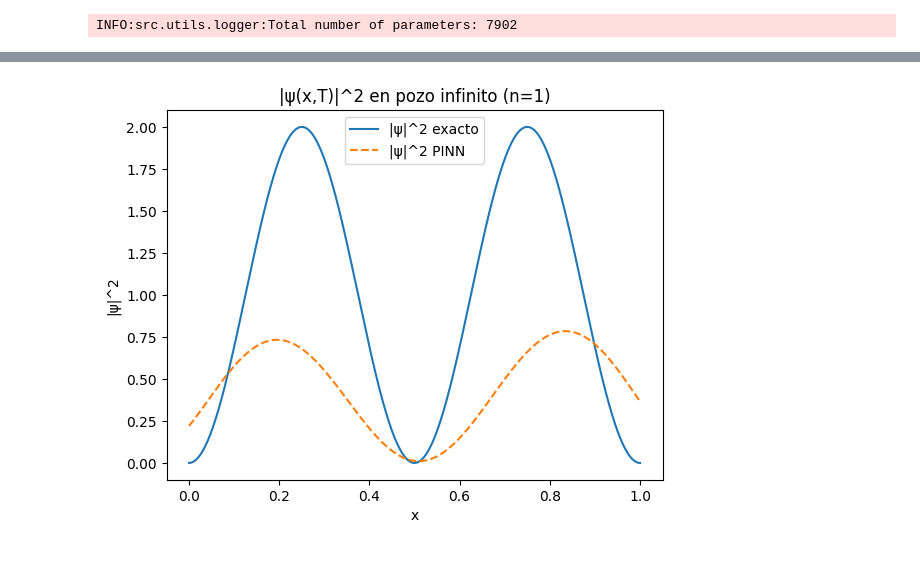
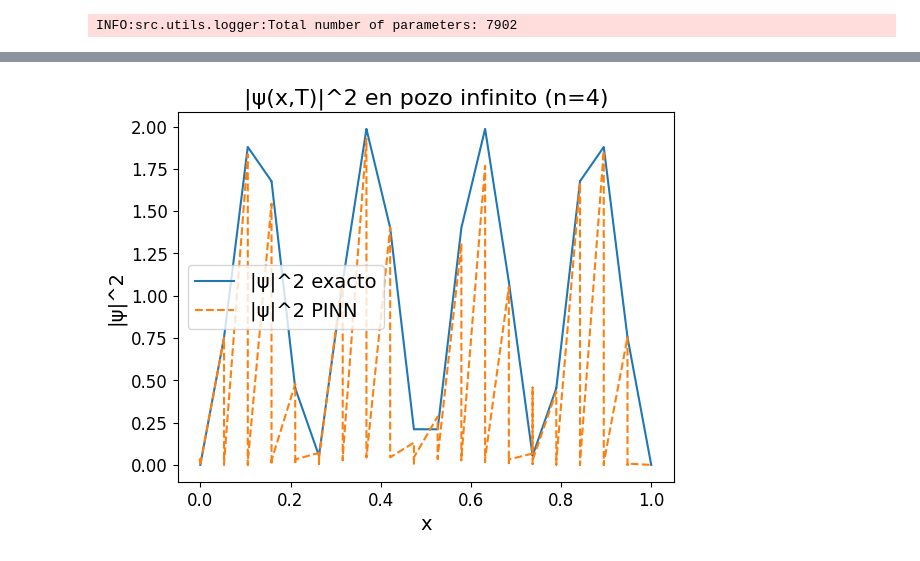
Before and after one commit to mateophy/QPINNs-2026, a Jupyter notebook: notebooks/operators_modifications/Operador_Schrodinger_1D.ipynb, the cells around one changed output, grey strips where cells are left out. Cells and saved outputs as stored; diff of their text form; code cells hidden in the pictures.

Commit message:
update of graphics and parameters
Parameters metastructure for filling through files.

```diff
--- a/notebooks/operators_modifications/Operador_Schrodinger_1D.ipynb
+++ b/notebooks/operators_modifications/Operador_Schrodinger_1D.ipynb
@@ -483,7 +511,29 @@ Epoch  2000 | loss=8.624e-02 (pde=1.260e-02, bc=6.202e-02, ic=5.811e-03) | 15.2s
+# %%
+# Parametros físicos del dominio
+L       = model.args['eq_params']['L']          # dominio espacial [0, L]
+T       = model.args['eq_params']['T']          # tiempo final
+hbar    = model.args['eq_params']['hbar']
+mass    = model.args['eq_params']['mass']
+n_level = model.args['eq_params']['n_level']    # nivel del pozo (usaremos n=1)
 # %%
+number_of_points = 20
+
 with torch.no_grad():
-    t_eval = torch.full((800, 1), T, device=DEVICE, dtype=DTYPE)
-    x_eval = torch.linspace(0.0, L, 800, device=DEVICE, dtype=DTYPE).unsqueeze(1)
+    # t_eval = torch.full((number_of_points, 1), T, device=DEVICE, dtype=DTYPE)
+    # x_eval = torch.linspace(0.0, L, number_of_points, device=DEVICE, dtype=DTYPE).unsqueeze(1)
+
+    # mesh of t - x evaluation
+    # - Create mesh grid with float32
+    t = np.linspace(0, T, number_of_points, dtype=np.float32)[:, None]
+    x = np.linspace(0, L, number_of_points, dtype=np.float32)[:, None]
+
+    t, x = np.meshgrid(t, x);
+
+    t = t.flatten()[:, None]
+    x = x.flatten()[:, None]
+
+    # - Generation of torch elements
+    t_eval = torch.from_numpy(t); x_eval = torch.from_numpy(x)
 
     psi_pred = model(torch.cat((t_eval, x_eval), dim=1))
     psi_r_pred = psi_pred[:, 0:1]
@@ -492,3 +542,13 @@ with torch.no_grad():
 
     psi_r_true, psi_i_true, En = exact_eigenstate(n_level, t_eval, x_eval, L=L, mass=mass, hbar=hbar)
     mod2_true = (psi_r_true**2 + psi_i_true**2).squeeze(1).cpu().numpy()
+
+
+# - Generation of input argument
+X = (
+    torch.hstack(
+        (torch.from_numpy(t.flatten()[:, None]), torch.from_numpy(x.flatten()[:, None]))
+    )
+    .to(DEVICE)
+    .to(torch.float32)
+).cpu().detach().numpy()
@@ -495,15 +567,15 @@ with torch.no_grad():
 # %%
 # Gráfico 1: |psi|^2 en t=T (PINN vs exacto)
 plt.figure()
 plt.plot(x_eval.squeeze(1).cpu().numpy(), mod2_true, label="|ψ|^2 exacto")
 plt.plot(x_eval.squeeze(1).cpu().numpy(), mod2_pred, "--", label="|ψ|^2 PINN")
-plt.title("|ψ(x,T)|^2 en pozo infinito (n=1)")
+plt.title(f"|ψ(x,T)|^2 en pozo infinito (n={n_level})")
 plt.xlabel("x")
 plt.ylabel("|ψ|^2")
 plt.legend()
 plt.show()
 # %% [output]
-[figure, old version]
+[figure, new version]
 # %%
 # Gráfico 2: error absoluto en |psi|^2
 plt.figure()
```
Also changed, not shown: parts of 7 cells of this notebook, 44 other files.
